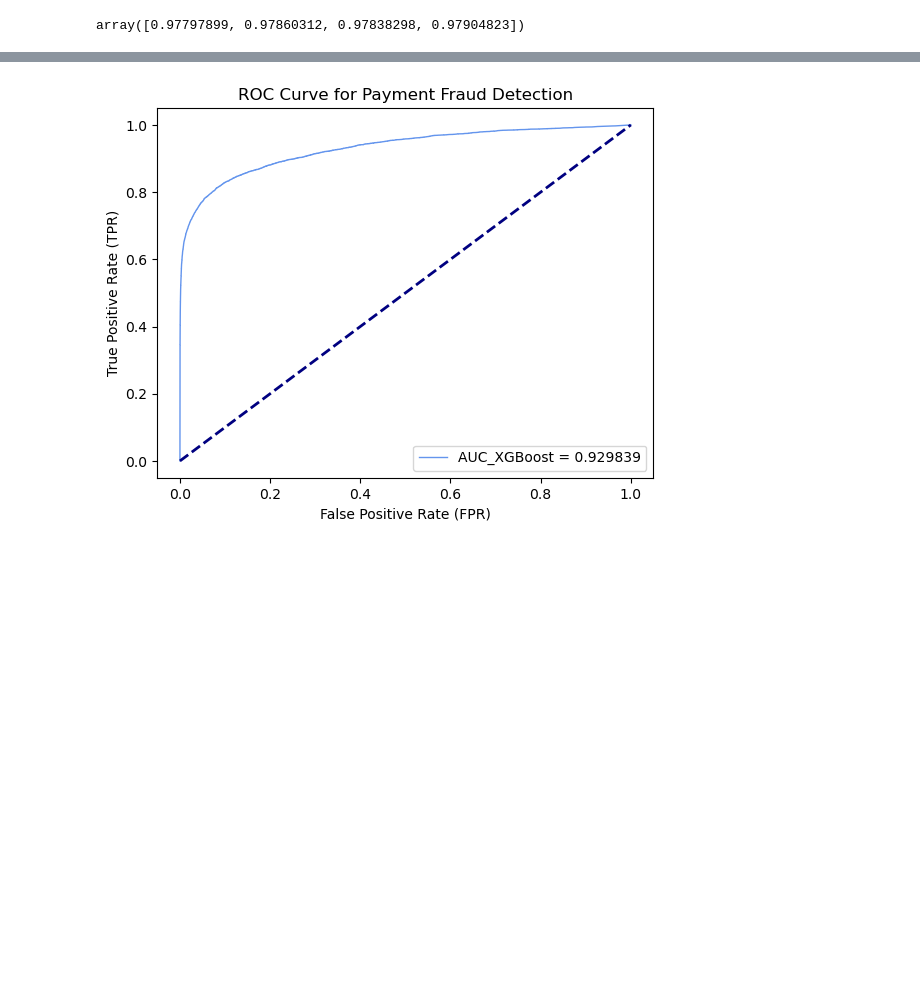
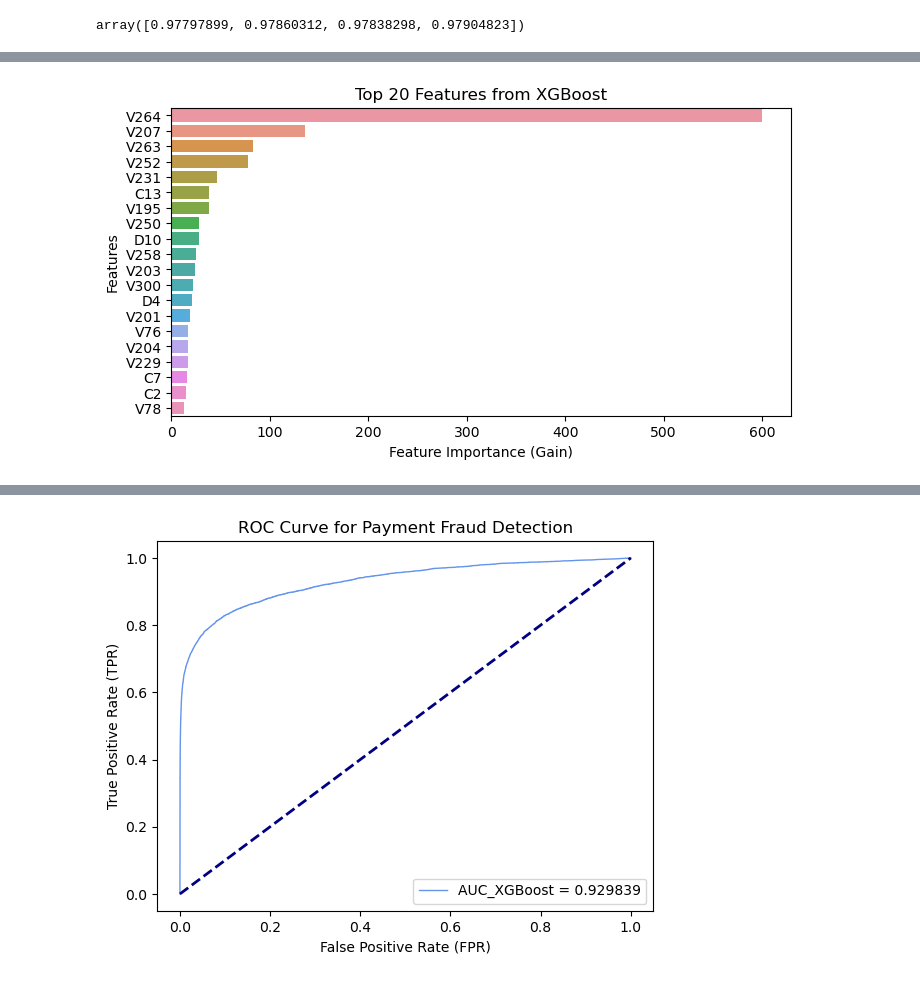
Before and after one commit to sl-huo/payment-fraud-detection, a Jupyter notebook: FD-Model-notebook.ipynb, the cells around one changed output, grey strips where cells are left out. Drawn from its saved outputs; the diff is of its cells as text; code cells hidden in the pictures; blank space fills up the shorter version.

```diff
--- a/FD-Model-notebook.ipynb
+++ b/FD-Model-notebook.ipynb
@@ -211,7 +214,7 @@ len(oe_columns)
 # %% [markdown]
 # Model1 - XGBoost
 # %%
-oe_tf = ColumnTransformer(transformers = [('ohe_transform',
+oe_tf = ColumnTransformer(transformers = [('oe_transform',
                                            OrdinalEncoder(handle_unknown='use_encoded_value', unknown_value=np.nan),
                                            oe_columns)],
                           remainder = "passthrough")
@@ -357,0 +369,9 @@ Pipeline(steps=[('transformer',
+# %%
+# obtain feature importance (gain) from boosted tree model
+xgbm_fscore = pipe_xgbm_opt.named_steps.model.get_booster().get_score(importance_type='gain')
+# create a dataframe to save feature and importance value
+xgbm_fscore_df = pd.DataFrame.from_dict(xgbm_fscore, orient = 'index', columns=['importance'])
+# reset the index of the dataframe
+xgbm_fscore_df.index = xgbm_fscore_df.index.map(lambda x: x[1:]).astype(int)
+# check the dataframe
+xgbm_fscore_df
@@ -357,0 +392,9 @@ Pipeline(steps=[('transformer',
+# %%
+# create feature index
+feature_index = np.array(xgbm_fscore_df.index)
+# add original column name to feature importance
+xgbm_fscore_df['features'] = X_train.columns[feature_index].values
+# convert importance value to 2 decimal for better comparison
+xgbm_fscore_df['importance'] = xgbm_fscore_df['importance'].round(2)
+# check the dataframe
+xgbm_fscore_df
@@ -357,0 +415,4 @@ Pipeline(steps=[('transformer',
+# %%
+# add feature importance value by weight
+
+xgbm_fscore_df['importance_weight'] = pipe_xgbm_opt.named_steps.model.get_booster().get_score(importance_type='weight').values()
@@ -357,0 +435,11 @@ Pipeline(steps=[('transformer',
+# %%
+# plot feature importance by gain
+
+plt.figure(figsize=(8,4))
+sns.barplot(data=xgbm_fscore_df.sort_values(by='importance', ascending=False).head(20), x = 'importance', y = 'features')
+plt.title('Top 20 Features from XGBoost')
+plt.xlabel('Feature Importance (Gain)')
+plt.ylabel('Features')
+plt.show()
+# %% [output]
+[figure, added]
```
Also changed, not shown: parts of 22 cells of this notebook, 5 other files.
